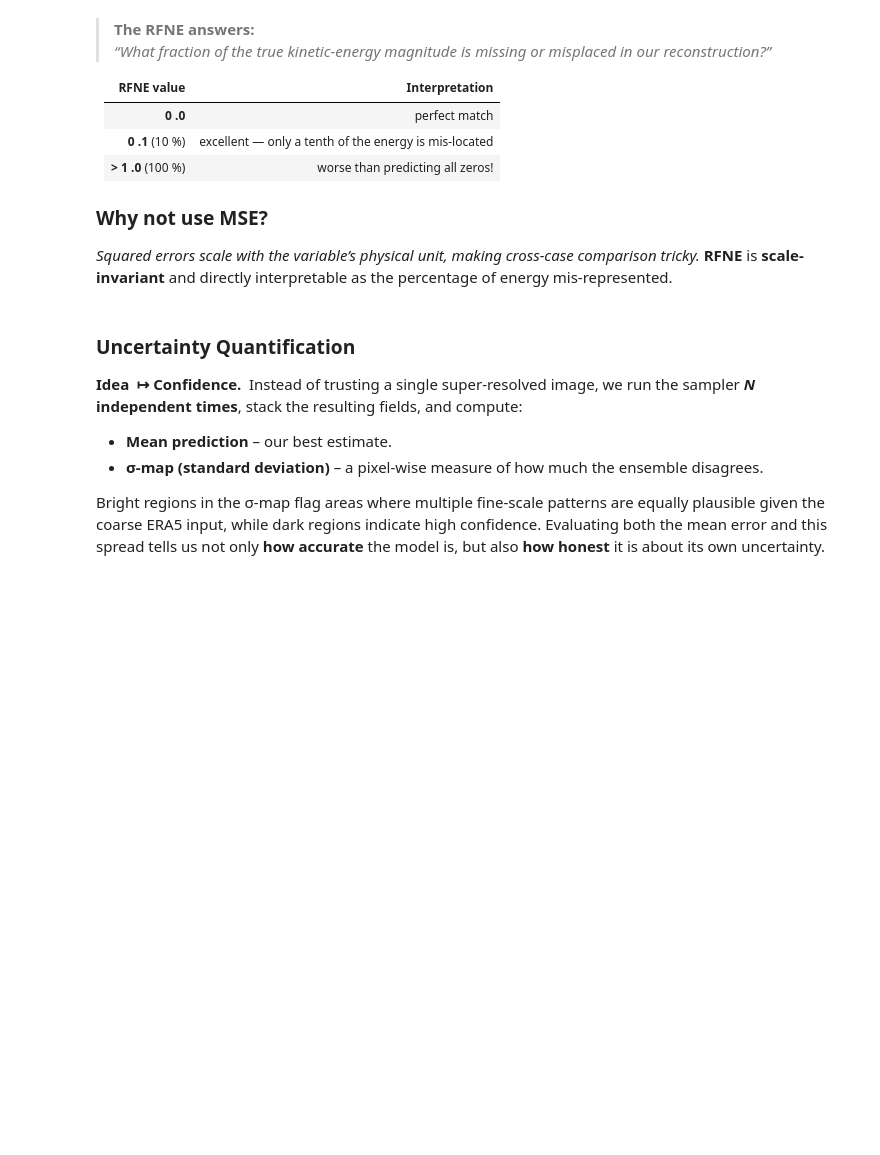
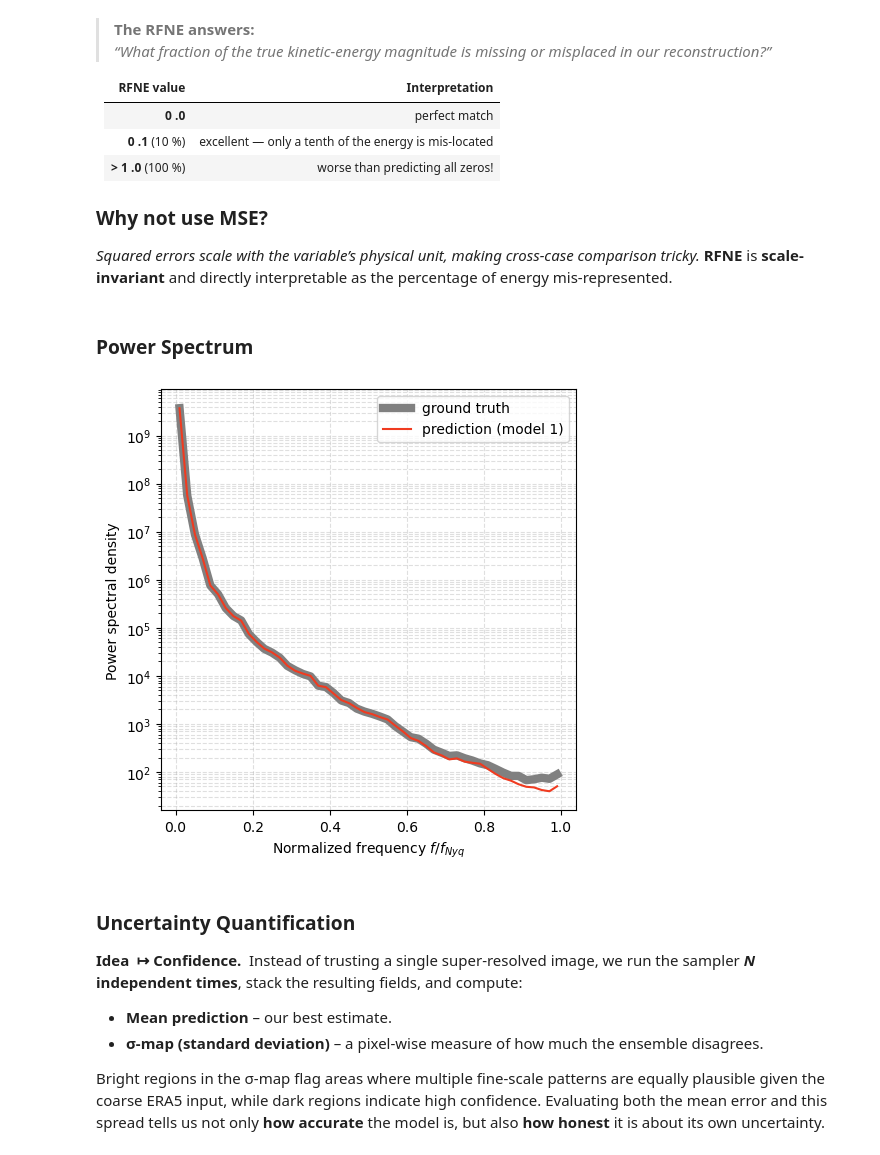
Before and after one commit to erichson/minFLEX, a Jupyter notebook: eval.ipynb, the cells around one changed output. Cells and saved outputs as stored; diff of their text form; code cells hidden in the pictures; blank space fills up the shorter version.

Commit message:
add power spectrum

```diff
--- a/eval.ipynb
+++ b/eval.ipynb
@@ -404,6 +422,12 @@ The relative error is 1.2750957585357465 %
 
 ### Why not use MSE?
 *Squared errors scale with the variable’s physical unit, making cross-case comparison tricky.*  **RFNE** is **scale-invariant** and directly interpretable as the percentage of energy mis-represented.
+# %% [markdown]
+### Power Spectrum
+# %%
+plot_reduced_spectrum(targets[0,0,:,:], dm_predictions[0,0,:,:], nbins=50)
+# %% [output]
+[figure, added]
 # %% [markdown]
 ### Uncertainty Quantification
 
```
Also changed, not shown: parts of 6 cells of this notebook, 1 other file.
